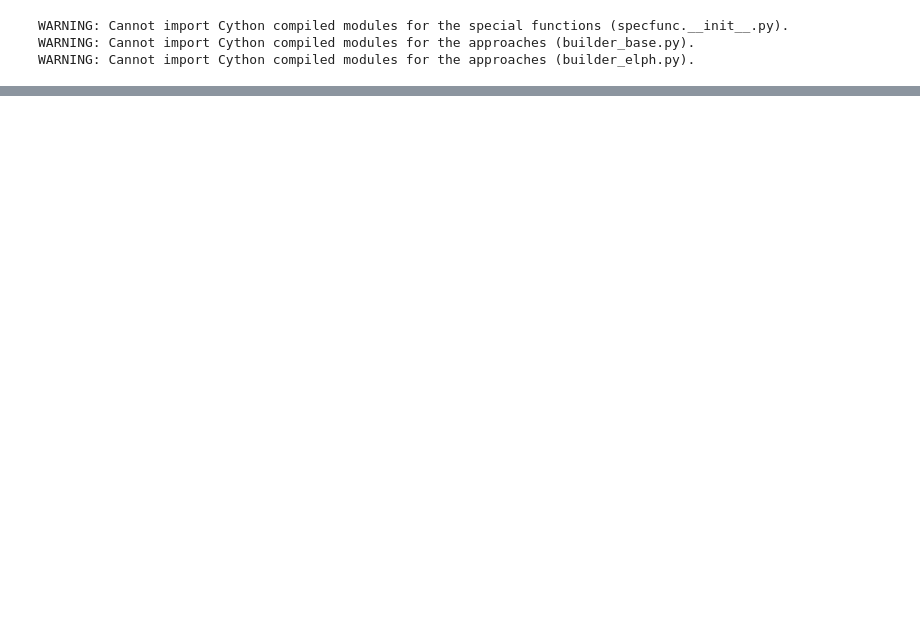
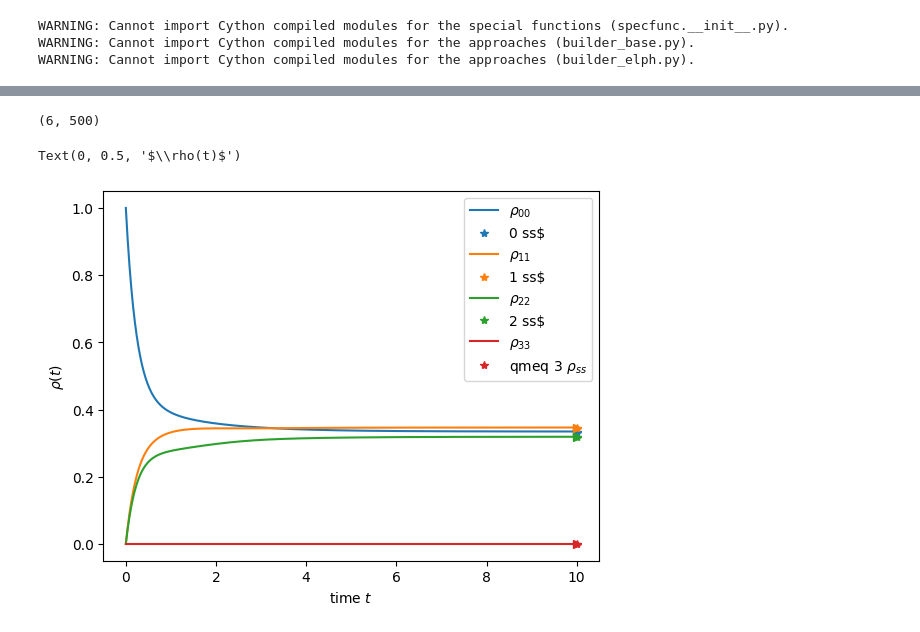
Before and after one commit to myIntSet/thermoelectrics, a Jupyter notebook: time evolution/example_tutorial.ipynb, the cells around one changed output, grey strips where cells are left out. Saved outputs shown, nothing was run; the diff lists cells and outputs as text; code cells hidden in the pictures; blank space fills up the shorter version.

```diff
--- a/time evolution/example_tutorial.ipynb
+++ b/time evolution/example_tutorial.ipynb
@@ -62,0 +114,51 @@ sys.solve()
+# %%
+#FULL TIME EVOLUTION:
+
+# define time grid
+ti_array = np.linspace(0,10,500)
+
+#dimension
+dim = liouvillian.shape[0]
+
+rho_t = np.zeros((dim,ti_array.shape[0])) + 0j
+
+# calculate elements and perform sum
+for i in range(dim-1):
+    norm = np.dot(np.conjugate(left_ev[:,i+1]),right_ev[:,i+1])
+    rho_t += 1/norm * np.dot(np.conjugate(left_ev[:,i+1]), initial) * np.exp(eval_j[i+1] *  ti_array[None,:]) * right_ev[:,i+1,None]
+
+#add stationary state
+rho_t = rho_t + rho_ss[:,None]
+
+print(rho_t.shape)
+# %% [output]
+(6, 500)
+# %%
+#EVOLUTION OF DIAGONAL COMPONENTS
+
+plt.plot(ti_array, np.real(rho_t[0]), label = r'$\rho_{00}$')
+plt.plot(ti_array[-1],sys.phi0[0], '>',color = 'C0')
+plt.plot(ti_array[-1],sys.phi0[0], '*',color = 'C0', label = r'0 ss$')
+
+plt.plot(ti_array, np.real(rho_t[1]), label = r'$\rho_{11}$')
+plt.plot(ti_array[-1],sys.phi0[1], '>',color = 'C1')
+plt.plot(ti_array[-1],sys.phi0[1], '*',color = 'C1', label = r'1 ss$')
+
+
+plt.plot(ti_array, np.real(rho_t[2]), label = r'$\rho_{22}$')
+plt.plot(ti_array[-1],sys.phi0[2], '>',color = 'C2')
+plt.plot(ti_array[-1],sys.phi0[2], '*',color = 'C2', label = r'2 ss$')
+
+
+
+plt.plot(ti_array, np.real(rho_t[3]), label = r'$\rho_{33}$')
+plt.plot(ti_array[-1],sys.phi0[3], '*',color = 'C3', label = r'qmeq 3 $\rho_{ss}$')
+plt.plot(ti_array[-1],sys.phi0[3], '>',color = 'C3')
+
+plt.legend()
+
+plt.xlabel(r'time $t$')
+plt.ylabel(r'$\rho(t)$')
+# %% [output]
+Text(0, 0.5, '$\\rho(t)$')
+[figure, added]
```
Also changed, not shown: parts of 8 cells of this notebook, 5 other files.
